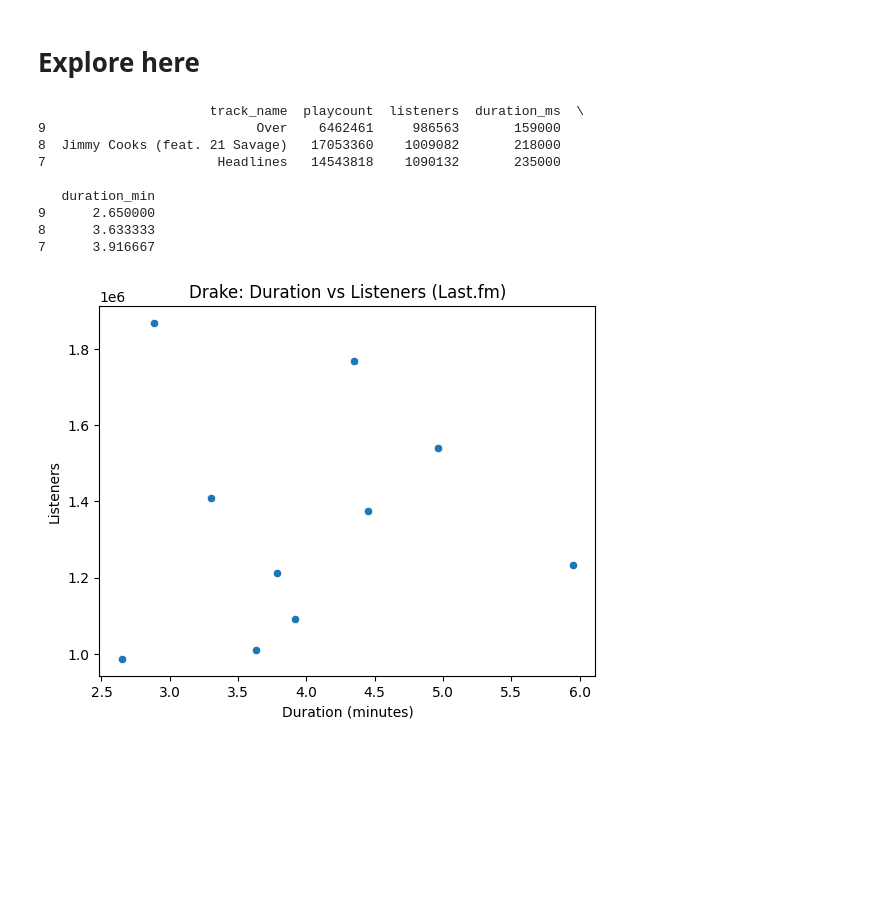
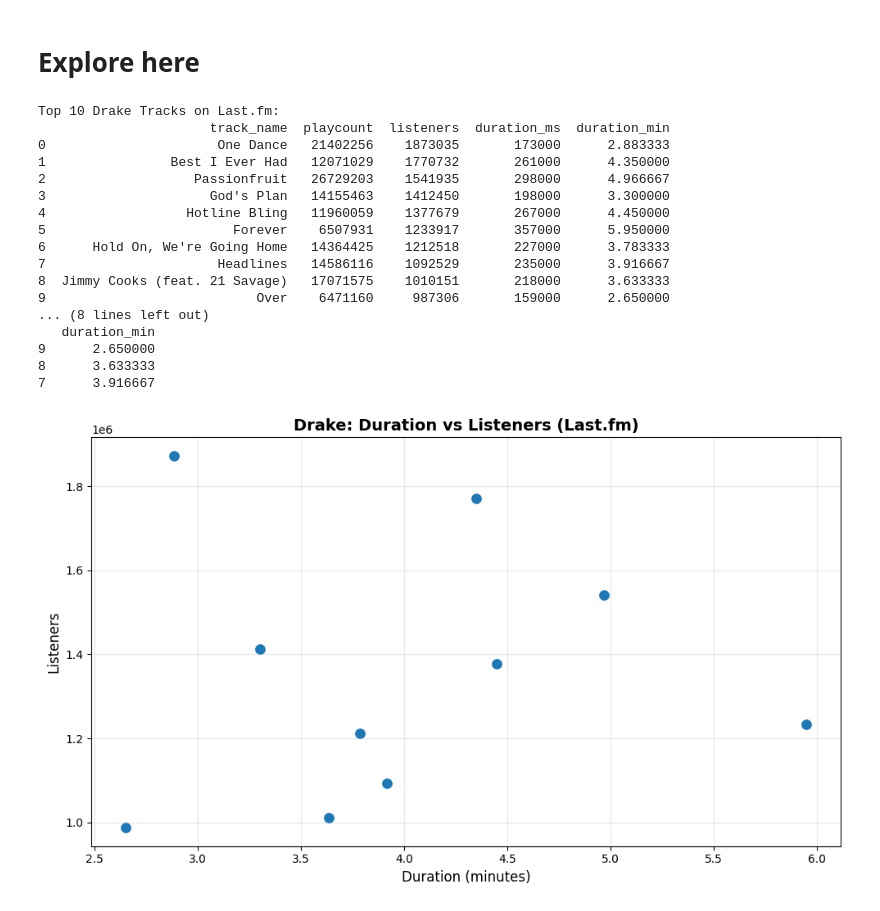
Before and after one commit to coltonconrad14/interacting-with-api-python-project-tutorial, a Jupyter notebook: src/explore.ipynb, the cells around one changed output. Drawn from its saved outputs; the diff is of its cells as text; code cells hidden in the pictures; blank space fills up the shorter version.

```diff
--- a/src/explore.ipynb
+++ b/src/explore.ipynb
@@ -45,50 +45,74 @@ for track_obj, weight_obj in top_tracks:
     })
 
 df = pd.DataFrame(rows)
-df
+print("Top 10 Drake Tracks on Last.fm:")
+print(df.to_string())
+print("\n")
 
 df_sorted = df.sort_values("listeners", ascending=True)
+print("Bottom 3 tracks by listeners:")
 print(df_sorted.head(3))
+print("\n")
 
 df_clean = df.dropna(subset=["duration_min"]).copy()
 
-plt.figure()
-sns.scatterplot(data=df_clean, x="duration_min", y="listeners")
-plt.title(f"{artist_name}: Duration vs Listeners (Last.fm)")
-plt.xlabel("Duration (minutes)")
-plt.ylabel("Listeners")
+plt.figure(figsize=(10, 6))
+sns.scatterplot(data=df_clean, x="duration_min", y="listeners", s=100)
+plt.title(f"{artist_name}: Duration vs Listeners (Last.fm)", fontsize=14, fontweight="bold")
+plt.xlabel("Duration (minutes)", fontsize=12)
+plt.ylabel("Listeners", fontsize=12)
+plt.grid(True, alpha=0.3)
+plt.tight_layout()
 plt.show()
 
 def get_top_tags(track_obj, max_tags=5):
     tags = track_obj.get_top_tags(limit=max_tags)
     # tags are (TagObject, WeightObject)
     return [tag.item.get_name() for tag in tags]
 
 df["top_tags"] = [
     get_top_tags(network.get_track(artist_name, name), max_tags=5)
     for name in df["track_name"]
 ]
 
 df["n_tags"] = df["top_tags"].apply(len)
 
+print("Tracks with their top tags:")
+for idx, row in df.iterrows():
+    print(f"  {row['track_name']}: {', '.join(row['top_tags'])}")
+print("\n")
+
 tags_exploded = df[["track_name", "listeners", "top_tags"]].explode("top_tags")
 tag_counts = tags_exploded["top_tags"].value_counts()
-print(tag_counts.head(10))
+print("Top 15 most common track tags:")
+print(tag_counts.head(15))
+print("\n")
 
-plt.figure()
-tag_counts.head(10).plot(kind="bar")
-plt.title(f"{artist_name}: Most Common Track Tags (Top 10 Tracks)")
-plt.xlabel("Tag")
-plt.ylabel("Count")
+plt.figure(figsize=(12, 6))
+tag_counts.head(15).plot(kind="bar", color="steelblue")
+plt.title(f"{artist_name}: Most Common Track Tags (Top 10 Tracks)", fontsize=14, fontweight="bold")
+plt.xlabel("Tag", fontsize=12)
+plt.ylabel("Count", fontsize=12)
+plt.xticks(rotation=45, ha="right")
+plt.grid(True, alpha=0.3, axis="y")
+plt.tight_layout()
 plt.show()
 # %% [output]
-                      track_name  playcount  listeners  duration_ms  \
-9                           Over    6462461     986563       159000
-8  Jimmy Cooks (feat. 21 Savage)   17053360    1009082       218000
-7                      Headlines   14543818    1090132       235000
-
+Top 10 Drake Tracks on Last.fm:
+                      track_name  playcount  listeners  duration_ms  duration_min
+0                      One Dance   21402256    1873035       173000      2.883333
+1                Best I Ever Had   12071029    1770732       261000      4.350000
+2                   Passionfruit   26729203    1541935       298000      4.966667
+3                     God's Plan   14155463    1412450       198000      3.300000
+4                  Hotline Bling   11960059    1377679       267000      4.450000
+5                        Forever    6507931    1233917       357000      5.950000
+6      Hold On, We're Going Home   14364425    1212518       227000      3.783333
+7                      Headlines   14586116    1092529       235000      3.916667
+8  Jimmy Cooks (feat. 21 Savage)   17071575    1010151       218000      3.633333
+9                           Over    6471160     987306       159000      2.650000
+... (8 lines left out)
    duration_min
 9      2.650000
 8      3.633333
 7      3.916667
-[figure, old version]
+[figure, new version]
```
Also changed, not shown: parts of 1 cell of this notebook, 1 other file.
